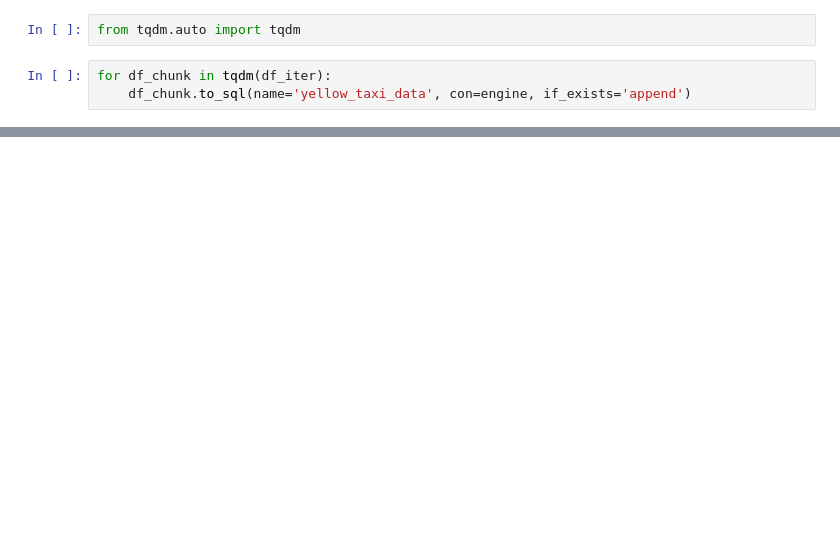
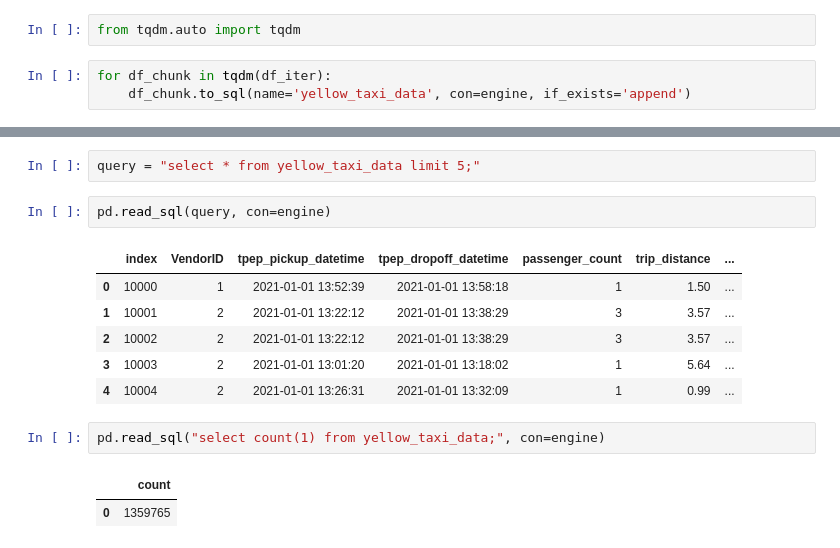
Before and after one commit to rohittinker/docker-workshop, a Jupyter notebook: pipeline/Untitled.ipynb, the cells around one changed output, grey strips where cells are left out. Cells and saved outputs as stored; diff of their text form; blank space fills up the shorter version.

```diff
--- a/pipeline/Untitled.ipynb
+++ b/pipeline/Untitled.ipynb
@@ -166,0 +173,16 @@ for df_chunk in tqdm(df_iter):
+# %%
+query = "select * from yellow_taxi_data limit 5;"
+# %%
+pd.read_sql(query, con=engine)
+# %% [output]
+|  | index | VendorID | tpep_pickup_datetime | tpep_dropoff_datetime | passenger_count | trip_distance | ... |
+| 0 | 10000 | 1 | 2021-01-01 13:52:39 | 2021-01-01 13:58:18 | 1 | 1.50 | ... |
+| 1 | 10001 | 2 | 2021-01-01 13:22:12 | 2021-01-01 13:38:29 | 3 | 3.57 | ... |
+| 2 | 10002 | 2 | 2021-01-01 13:22:12 | 2021-01-01 13:38:29 | 3 | 3.57 | ... |
+| 3 | 10003 | 2 | 2021-01-01 13:01:20 | 2021-01-01 13:18:02 | 1 | 5.64 | ... |
+| 4 | 10004 | 2 | 2021-01-01 13:26:31 | 2021-01-01 13:32:09 | 1 | 0.99 | ... |
+# %%
+pd.read_sql("select count(1) from yellow_taxi_data;", con=engine)
+# %% [output]
+|  | count |
+| 0 | 1359765 |
```
Also changed, not shown: parts of 3 cells of this notebook, 4 other files.
